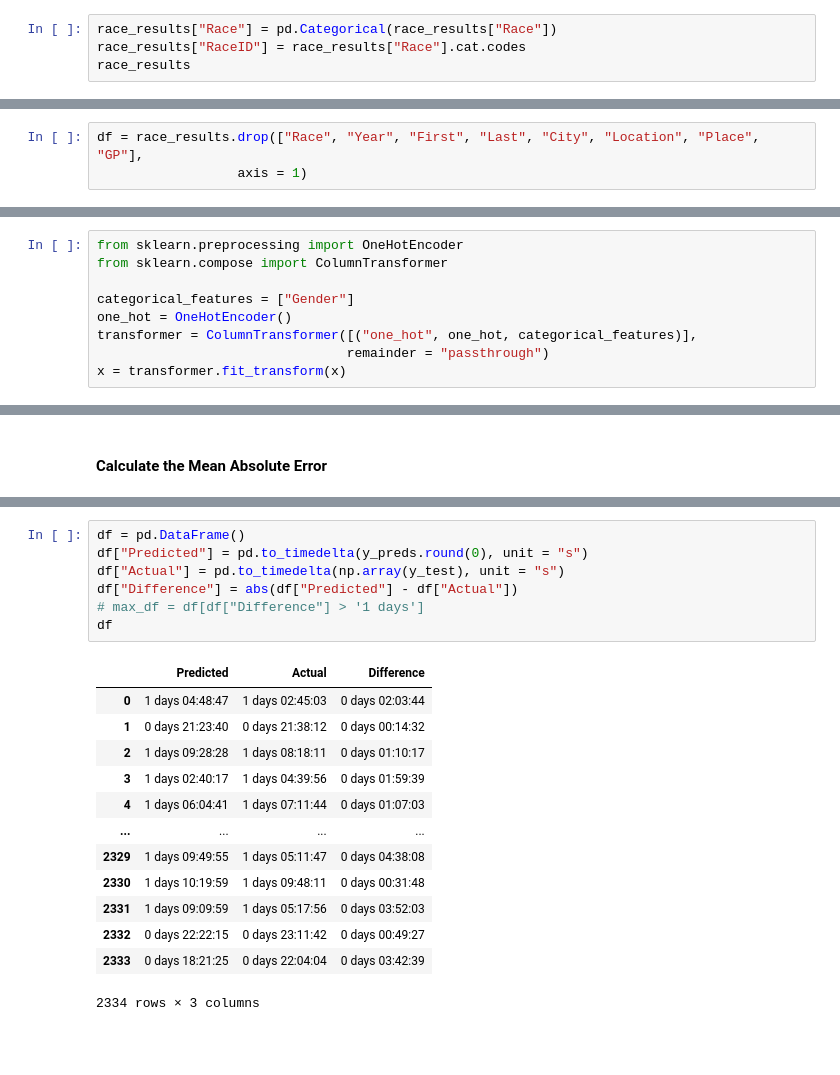
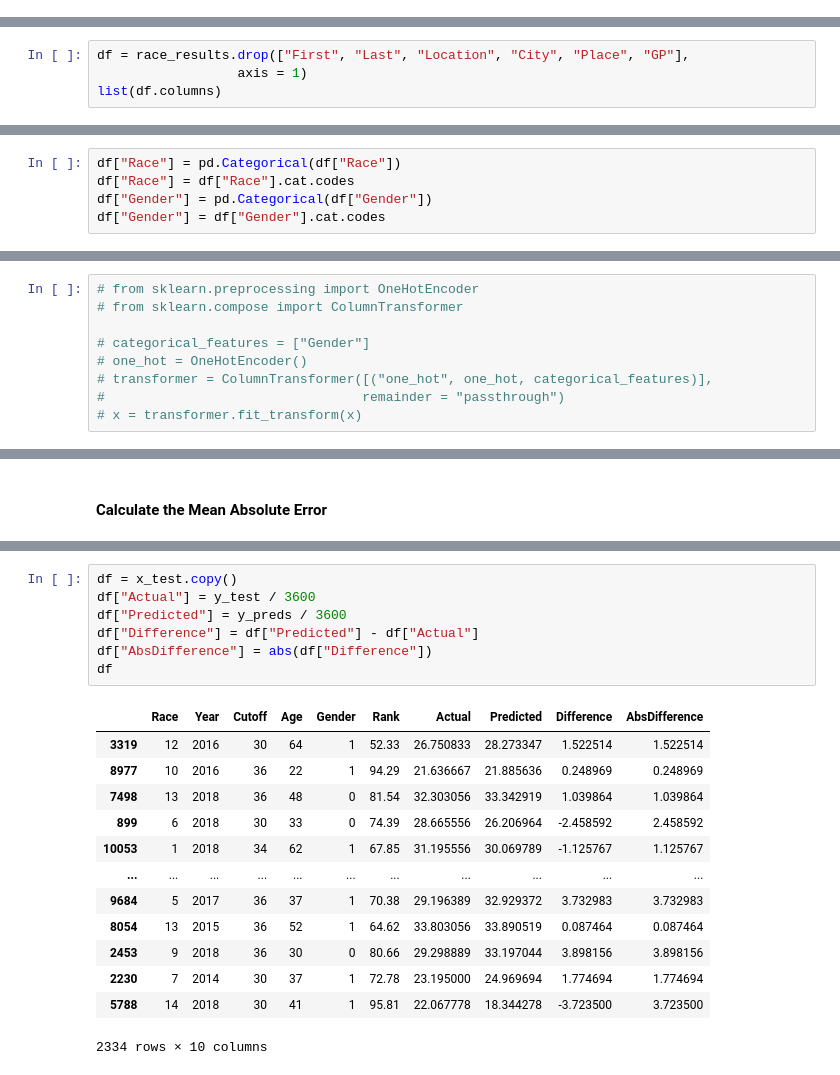
Before and after one commit to rdtaylorjr/Race-Time-Predictor, a Jupyter notebook: race-predictor.ipynb, the cells around one changed output, grey strips where cells are left out. Cells and saved outputs as stored; diff of their text form; blank space fills up the shorter version.

```diff
--- a/race-predictor.ipynb
+++ b/race-predictor.ipynb
@@ -161,4 +188,0 @@ plt.show()
-# %%
-race_results["Race"] = pd.Categorical(race_results["Race"])
-race_results["RaceID"] = race_results["Race"].cat.codes
-race_results
@@ -239,4 +192,5 @@ plt.show()
 #### Remove Extraneous Columns
 # %%
-df = race_results.drop(["Race", "Year", "First", "Last", "City", "Location", "Place", "GP"],
+df = race_results.drop(["First", "Last", "Location", "City", "Place", "GP"],
                   axis = 1)
+list(df.columns)
@@ -243,3 +201,8 @@ df = race_results.drop(["Race", "Year", "First", "Last", "City", "Location", "Pl
+# %%
+df["Race"] = pd.Categorical(df["Race"])
+df["Race"] = df["Race"].cat.codes
+df["Gender"] = pd.Categorical(df["Gender"])
+df["Gender"] = df["Gender"].cat.codes
 # %% [markdown]
 #### Split the Data into Features and Labels
 # %%
@@ -249,14 +212,14 @@ y = df_shuffled["Time"]
 # %% [markdown]
 #### Convert Categorical Features into Numerical Form
 # %%
-from sklearn.preprocessing import OneHotEncoder
-from sklearn.compose import ColumnTransformer
+# from sklearn.preprocessing import OneHotEncoder
+# from sklearn.compose import ColumnTransformer
 
-categorical_features = ["Gender"]
-one_hot = OneHotEncoder()
-transformer = ColumnTransformer([("one_hot", one_hot, categorical_features)],
-                                remainder = "passthrough")
-x = transformer.fit_transform(x)
+# categorical_features = ["Gender"]
+# one_hot = OneHotEncoder()
+# transformer = ColumnTransformer([("one_hot", one_hot, categorical_features)],
+#                                 remainder = "passthrough")
+# x = transformer.fit_transform(x)
 # %% [markdown]
 #### Split the Data into Training and Test Sets
 # %%
@@ -299,21 +287,21 @@ Timedelta('0 days 02:02:06.679481725')
 # %%
-df = pd.DataFrame()
-df["Predicted"] = pd.to_timedelta(y_preds.round(0), unit = "s")
-df["Actual"] = pd.to_timedelta(np.array(y_test), unit = "s")
-df["Difference"] = abs(df["Predicted"] - df["Actual"])
-# max_df = df[df["Difference"] > '1 days']
+df = x_test.copy()
+df["Actual"] = y_test / 3600
+df["Predicted"] = y_preds / 3600
+df["Difference"] = df["Predicted"] - df["Actual"]
+df["AbsDifference"] = abs(df["Difference"])
 df
 # %% [output]
-|  | Predicted | Actual | Difference |
-| 0 | 1 days 04:48:47 | 1 days 02:45:03 | 0 days 02:03:44 |
-| 1 | 0 days 21:23:40 | 0 days 21:38:12 | 0 days 00:14:32 |
-| 2 | 1 days 09:28:28 | 1 days 08:18:11 | 0 days 01:10:17 |
-| 3 | 1 days 02:40:17 | 1 days 04:39:56 | 0 days 01:59:39 |
-| 4 | 1 days 06:04:41 | 1 days 07:11:44 | 0 days 01:07:03 |
-| ... | ... | ... | ... |
-| 2329 | 1 days 09:49:55 | 1 days 05:11:47 | 0 days 04:38:08 |
-| 2330 | 1 days 10:19:59 | 1 days 09:48:11 | 0 days 00:31:48 |
-| 2331 | 1 days 09:09:59 | 1 days 05:17:56 | 0 days 03:52:03 |
-| 2332 | 0 days 22:22:15 | 0 days 23:11:42 | 0 days 00:49:27 |
-| 2333 | 0 days 18:21:25 | 0 days 22:04:04 | 0 days 03:42:39 |
+|  | Race | Year | Cutoff | Age | Gender | Rank | Actual | Predicted | Difference | AbsDifference |
+| 3319 | 12 | 2016 | 30 | 64 | 1 | 52.33 | 26.750833 | 28.273347 | 1.522514 | 1.522514 |
+| 8977 | 10 | 2016 | 36 | 22 | 1 | 94.29 | 21.636667 | 21.885636 | 0.248969 | 0.248969 |
+| 7498 | 13 | 2018 | 36 | 48 | 0 | 81.54 | 32.303056 | 33.342919 | 1.039864 | 1.039864 |
+| 899 | 6 | 2018 | 30 | 33 | 0 | 74.39 | 28.665556 | 26.206964 | -2.458592 | 2.458592 |
+| 10053 | 1 | 2018 | 34 | 62 | 1 | 67.85 | 31.195556 | 30.069789 | -1.125767 | 1.125767 |
+| ... | ... | ... | ... | ... | ... | ... | ... | ... | ... | ... |
+| 9684 | 5 | 2017 | 36 | 37 | 1 | 70.38 | 29.196389 | 32.929372 | 3.732983 | 3.732983 |
+| 8054 | 13 | 2015 | 36 | 52 | 1 | 64.62 | 33.803056 | 33.890519 | 0.087464 | 0.087464 |
+| 2453 | 9 | 2018 | 36 | 30 | 0 | 80.66 | 29.298889 | 33.197044 | 3.898156 | 3.898156 |
+| 2230 | 7 | 2014 | 30 | 37 | 1 | 72.78 | 23.195000 | 24.969694 | 1.774694 | 1.774694 |
+| 5788 | 14 | 2018 | 30 | 41 | 1 | 95.81 | 22.067778 | 18.344278 | -3.723500 | 3.723500 |
-2334 rows × 3 columns
+2334 rows × 10 columns
```
Also changed, not shown: parts of 43 cells of this notebook.
